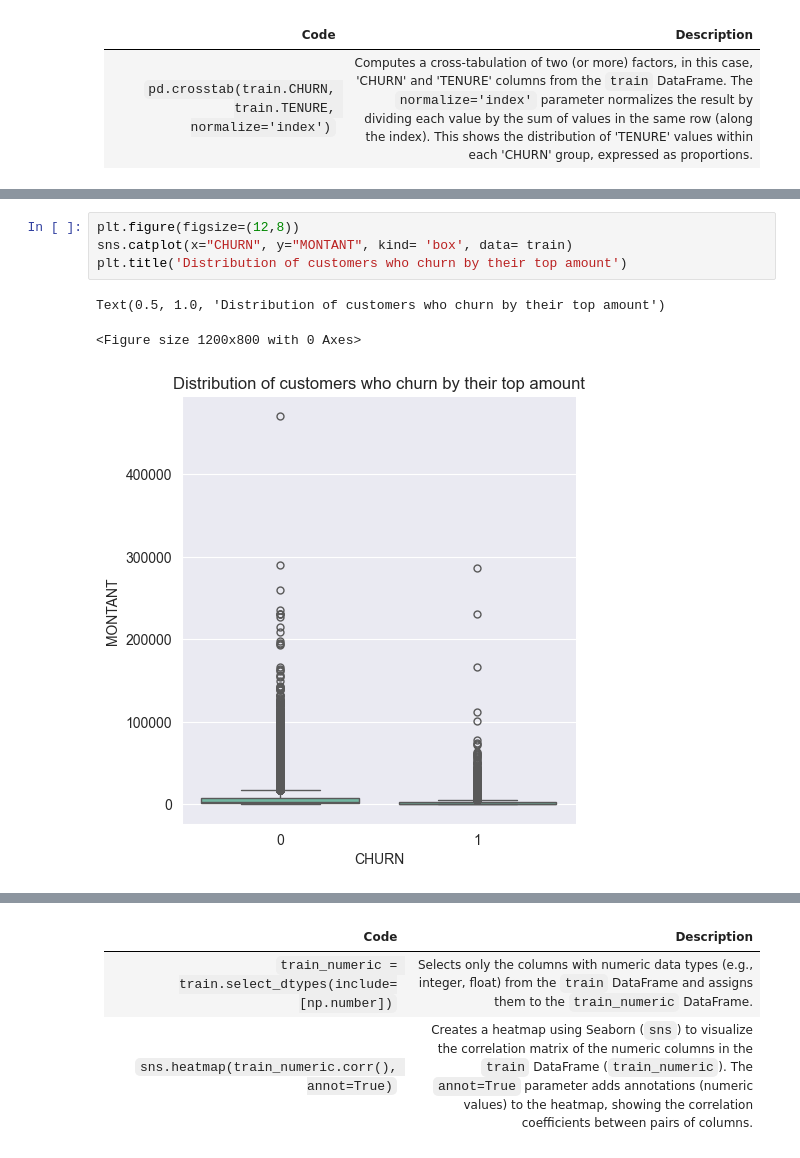
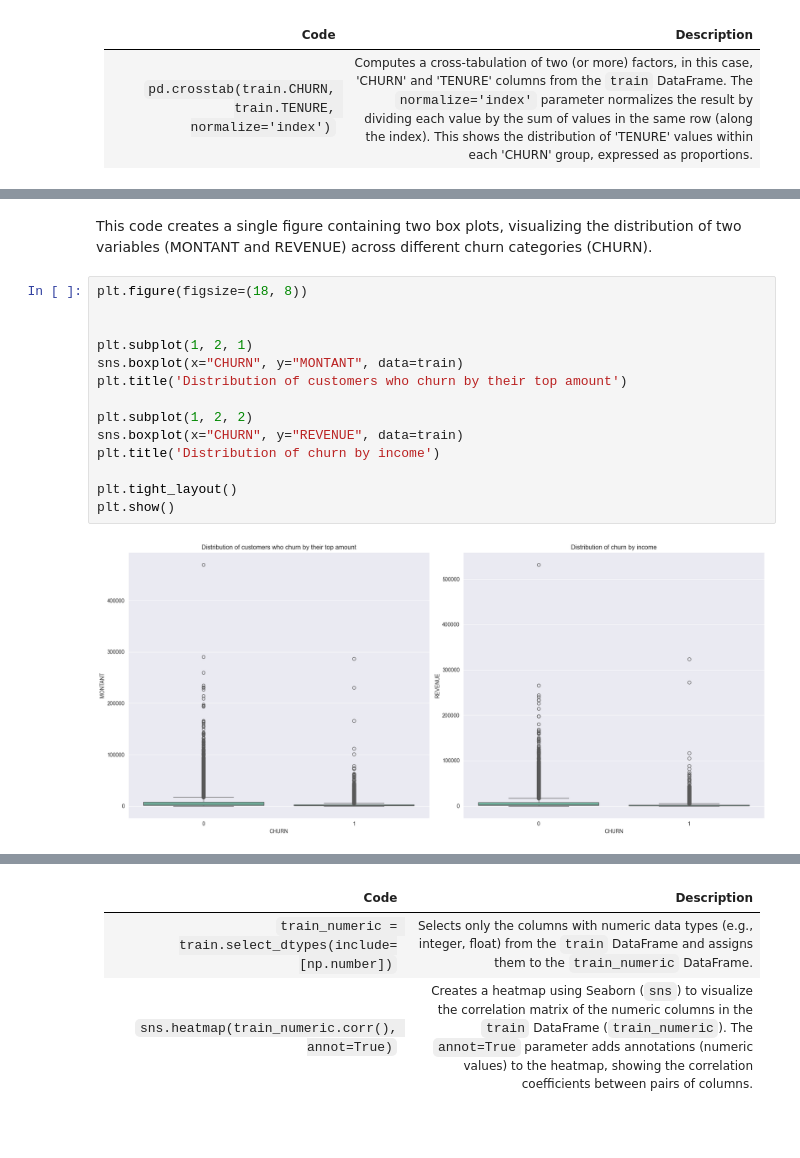
Before and after one commit to BrianBassey37/Azubi_Capstone, a Jupyter notebook: ExpressoChurn.ipynb, the cells around one changed output, grey strips where cells are left out. Drawn from its saved outputs; the diff is of its cells as text; blank space fills up the shorter version.

```diff
--- a/ExpressoChurn.ipynb
+++ b/ExpressoChurn.ipynb
@@ -915,8 +632,18 @@ pd.crosstab(train.CHURN, train.TENURE, normalize= 'index')
+# %% [markdown]
+This code creates a single figure containing two box plots, visualizing the distribution of two variables (MONTANT and REVENUE) across different churn categories (CHURN).
 # %%
-plt.figure(figsize=(12,8))
-sns.catplot(x="CHURN", y="MONTANT", kind= 'box', data= train)
+plt.figure(figsize=(18, 8))
+
+
+plt.subplot(1, 2, 1)
+sns.boxplot(x="CHURN", y="MONTANT", data=train)
 plt.title('Distribution of customers who churn by their top amount')
+
+plt.subplot(1, 2, 2)
+sns.boxplot(x="CHURN", y="REVENUE", data=train)
+plt.title('Distribution of churn by income')
+
+plt.tight_layout()
+plt.show()
 # %% [output]
-Text(0.5, 1.0, 'Distribution of customers who churn by their top amount')
-<Figure size 1200x800 with 0 Axes>
-[figure, old version]
+[figure, new version]
```
Also changed, not shown: parts of 67 cells of this notebook, 12 other files.
